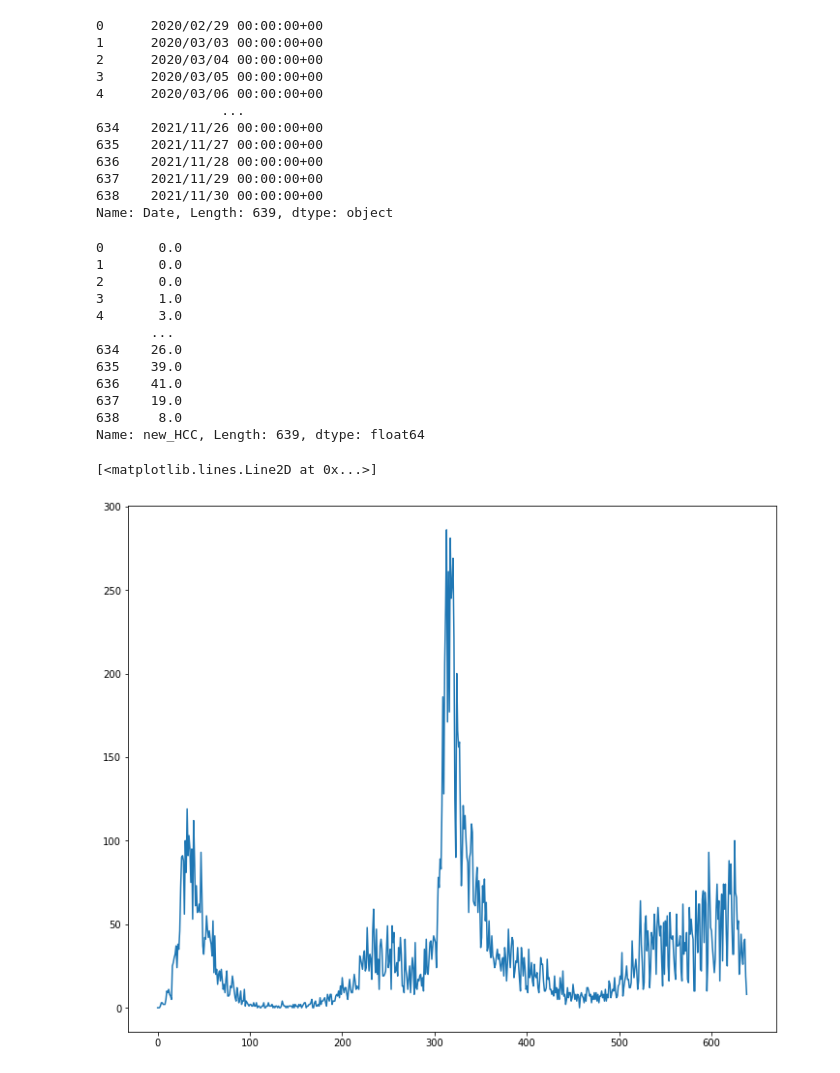
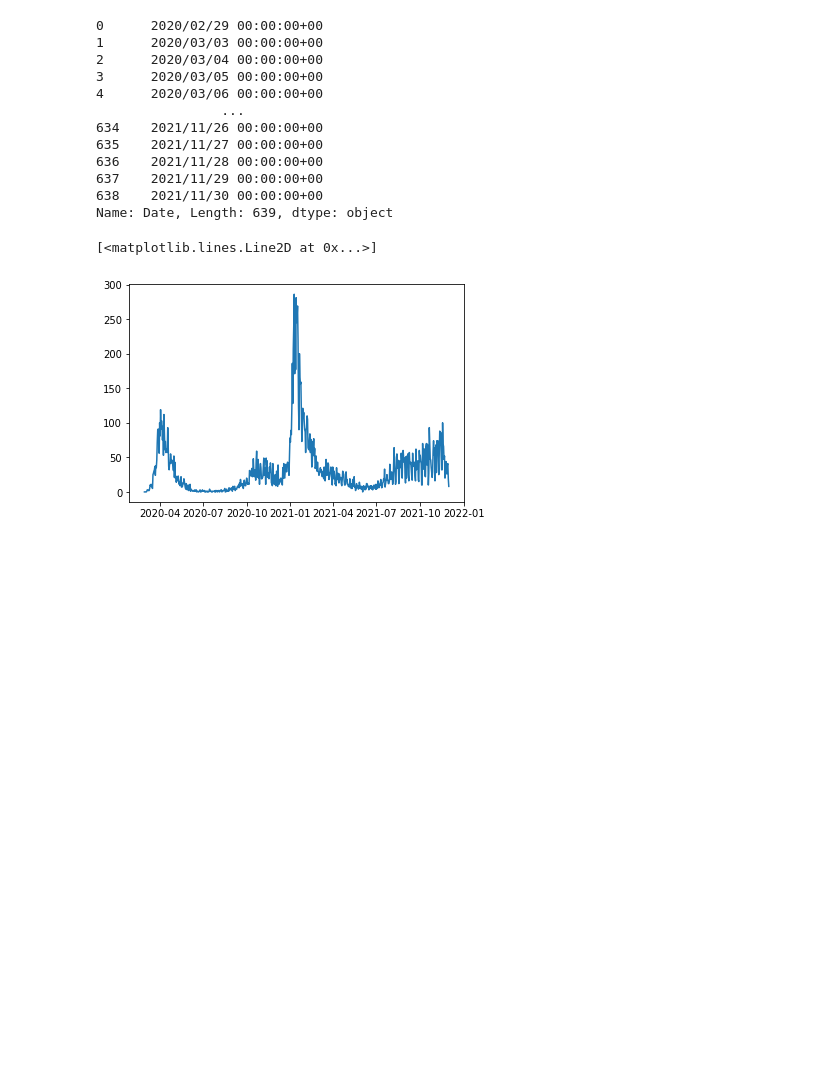
Before and after one commit to Vindhya07/ML_Covid_TimeSeries, a Jupyter notebook: Covid_timeseries.ipynb, the cells around one changed output. Cells and saved outputs as stored; diff of their text form; code cells hidden in the pictures; blank space fills up the shorter version.

```diff
--- a/Covid_timeseries.ipynb
+++ b/Covid_timeseries.ipynb
@@ -44,45 +49,29 @@ print(df2['Date'])
 638    2021/11/30 00:00:00+00
 Name: Date, Length: 639, dtype: object
 # %%
-# df_Ireland['Day'] = pd.to_datetime(df_Ireland['Day'])
-# for index, row in df_Ireland.iterrows():
-#     print(index, row['Day'], row['Entity'], row['Weekly new hospital admissions'])
-
-# print(df_Ireland.dtypes)
 
 
-df2['Date'] = pd.to_datetime(df2['Date'])
+df2['Date'] = pd.to_datetime(df2['Date']).dt.date
 df2['HCC'] = df2['HospitalisedCovidCases'].fillna(0)
 
 # for index, row in df2.iterrows():
 #     print(index, row['Date'], row['HCC'])
 
+# d = df2['Date'][0]
 prev_num = 0
 df2['new_HCC'] = df2['HCC']
 for index,row in df2.iterrows():
   df2.at[index, 'new_HCC'] = row['HCC'] - prev_num
   prev_num = row['HCC']
   # print(prev_num)
   # print(index, row['Date'], row['HCC'], df2.at[index, 'new_HCC'])
 
-print(df2['new_HCC'])
+# print(df2['new_HCC'])
 # print(df2.columns)
-plt.plot(df2['new_HCC'])
+plt.plot(df2['Date'], df2['new_HCC'])
 # %% [output]
-0       0.0
-1       0.0
-2       0.0
-3       1.0
-4       3.0
-       ...
-634    26.0
-635    39.0
-636    41.0
-637    19.0
-638     8.0
-Name: new_HCC, Length: 639, dtype: float64
+[<matplotlib.lines.Line2D at 0x...>]
-[<matplotlib.lines.Line2D at 0x...>]
-[figure, old version]
+[figure, new version]
 # %%
 # i_range = []
 # for i in range(293,400):
```
Also changed, not shown: parts of 17 cells of this notebook, 1 other file.
